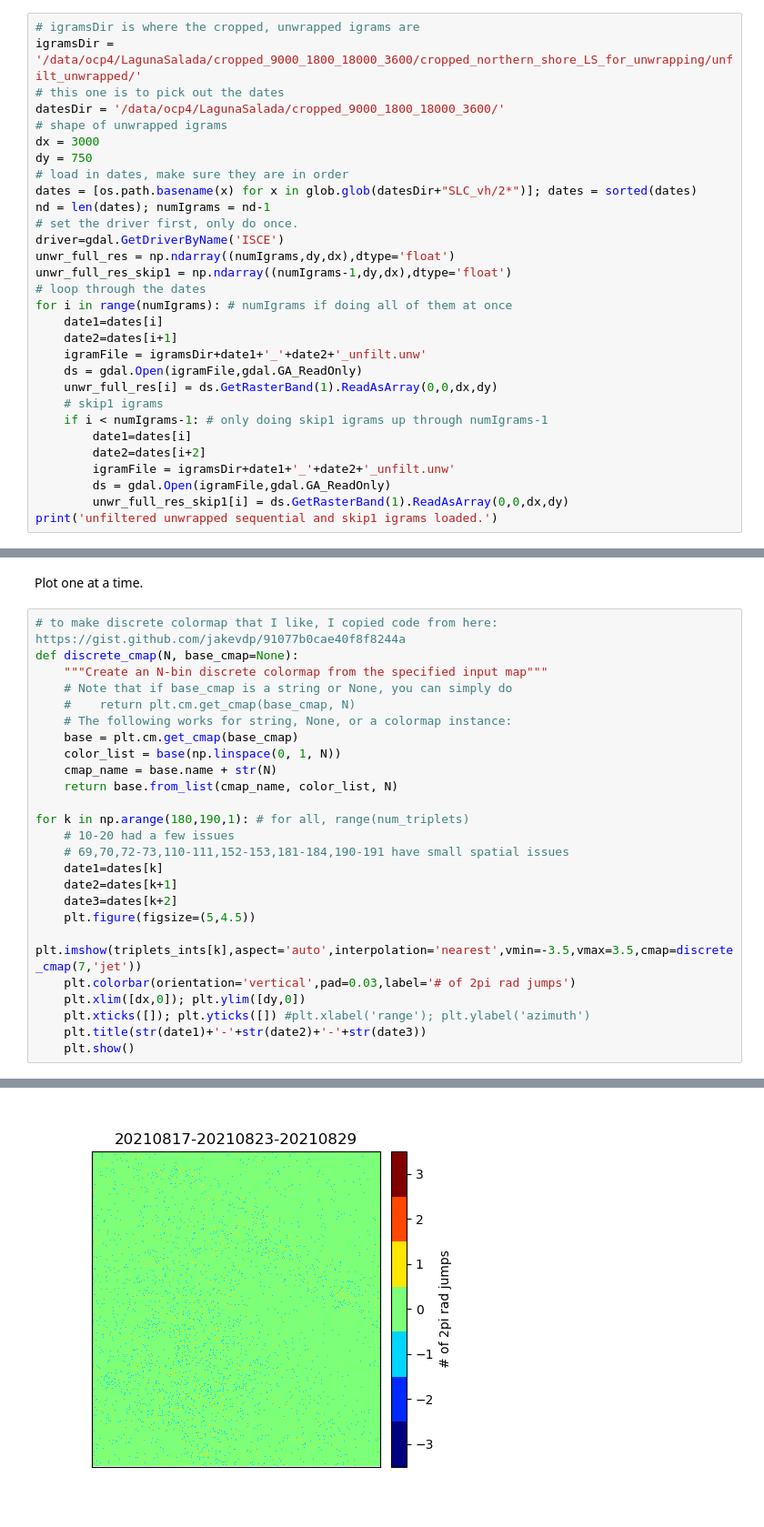
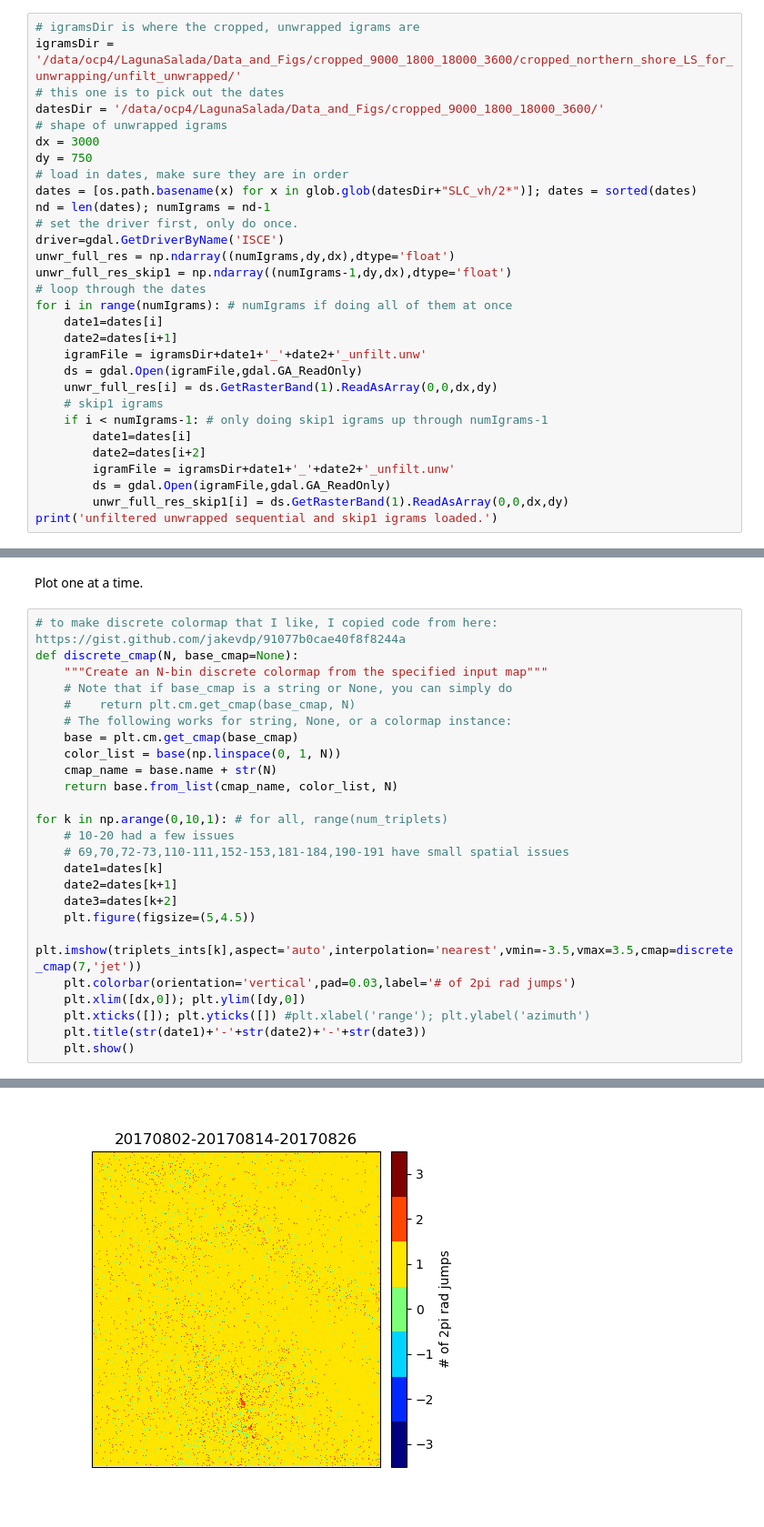
Before and after one commit to opaschall/LagunaSalada, a Jupyter notebook: 11_unwrapped_igrams/calculate_igram_triplets_to_check_for_unwrap_errors.ipynb, the cells around one changed output, grey strips where cells are left out. Shown at 91% size. Saved outputs shown, nothing was run; the diff lists cells and outputs as text.

```diff
--- a/11_unwrapped_igrams/calculate_igram_triplets_to_check_for_unwrap_errors.ipynb
+++ b/11_unwrapped_igrams/calculate_igram_triplets_to_check_for_unwrap_errors.ipynb
@@ -18,9 +18,9 @@ import matplotlib.pyplot as plt
 Load in unfilt, unwrapped igrams (sequential and skip1 pairs).
 # %%
 # igramsDir is where the cropped, unwrapped igrams are
-igramsDir = '/data/ocp4/LagunaSalada/cropped_9000_1800_18000_3600/cropped_northern_shore_LS_for_unwrapping/unfilt_unwrapped/'
+igramsDir = '/data/ocp4/LagunaSalada/Data_and_Figs/cropped_9000_1800_18000_3600/cropped_northern_shore_LS_for_unwrapping/unfilt_unwrapped/'
 # this one is to pick out the dates
-datesDir = '/data/ocp4/LagunaSalada/cropped_9000_1800_18000_3600/'
+datesDir = '/data/ocp4/LagunaSalada/Data_and_Figs/cropped_9000_1800_18000_3600/'
 # shape of unwrapped igrams
 dx = 3000
 dy = 750
@@ -79,7 +79,7 @@ def discrete_cmap(N, base_cmap=None):
     cmap_name = base.name + str(N)
     return base.from_list(cmap_name, color_list, N)
 
-for k in np.arange(180,190,1): # for all, range(num_triplets)
+for k in np.arange(0,10,1): # for all, range(num_triplets)
     # 10-20 had a few issues
     # 69,70,72-73,110-111,152-153,181-184,190-191 have small spatial issues
     date1=dates[k]
@@ -103 +103 @@ for k in np.arange(180,190,1): # for all, range(num_triplets)
-[figure, old version]
+[figure, new version]
```
Also changed, not shown: parts of 1 cell of this notebook, 28 other files.
